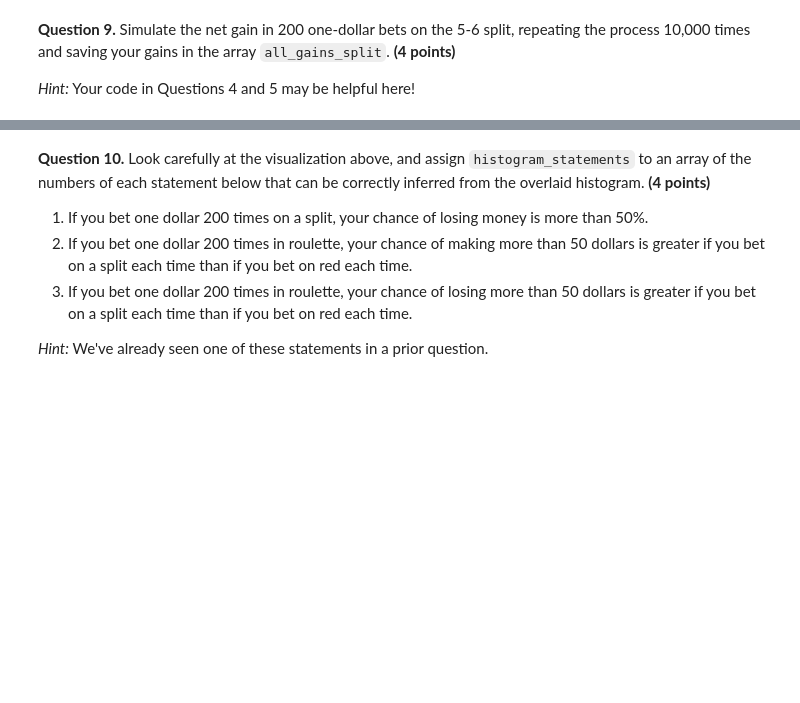
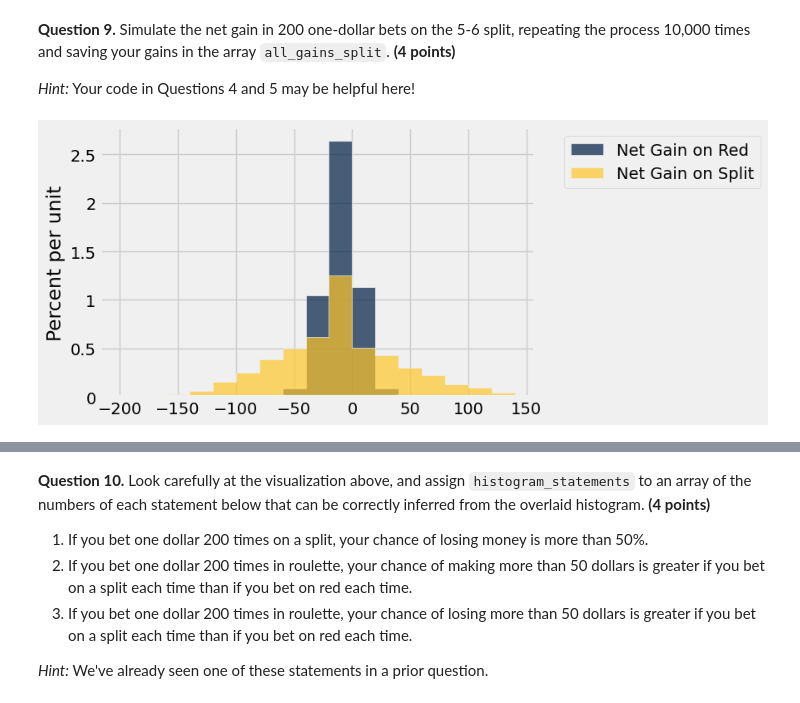
Before and after one commit to 2975459755/data8_sp22, a Jupyter notebook: hws/hw06/hw06.ipynb, the cells around one changed output, grey strips where cells are left out. Drawn from its saved outputs; the diff is of its cells as text; code cells hidden in the pictures; blank space fills up the shorter version.

```diff
--- a/hws/hw06/hw06.ipynb
+++ b/hws/hw06/hw06.ipynb
@@ -229,12 +251,12 @@ grader.check("q1_8")
 
 *Hint:* Your code in Questions 4 and 5 may be helpful here!
 # %%
-all_gains_split = ...
-
-...
+all_gains_split = np.array([net_gain_red(200, col = 'Winnings: Split') for i in range(10000)])
 
 # Do not change the two lines below
 gains = gains.with_columns('Net Gain on Split', all_gains_split)
 gains.hist(bins = np.arange(-200, 150, 20))
+# %% [output]
+[figure, added]
 # %%
 grader.check("q1_9")
```
Also changed, not shown: parts of 38 cells of this notebook, 2 other files.
